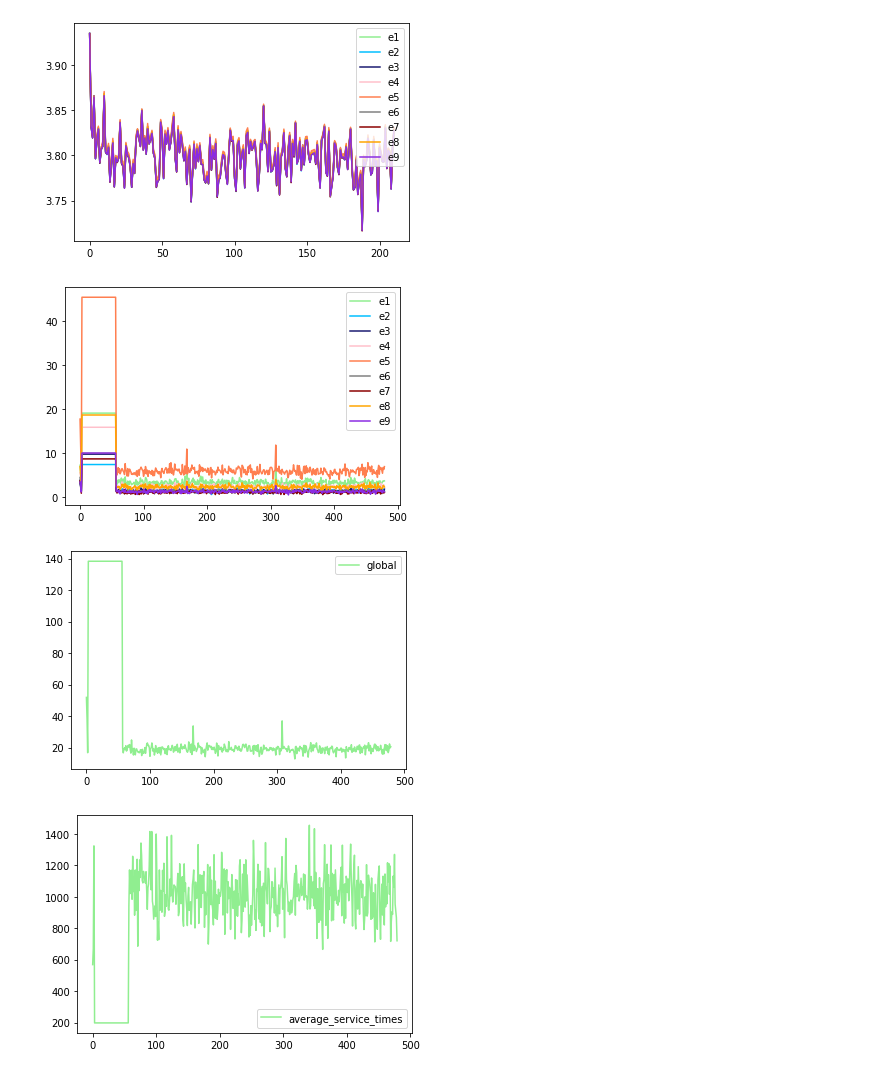
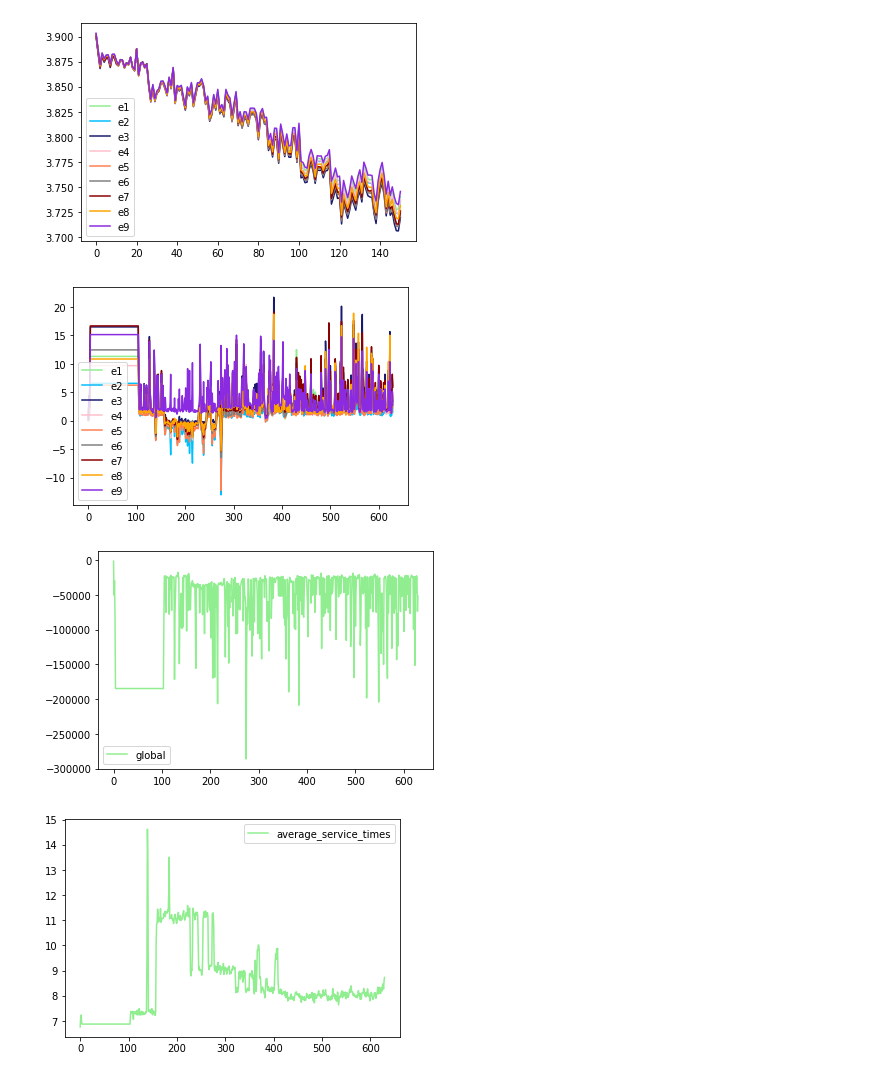
Before and after one commit to neardws/Game-Theoretic-Deep-Reinforcement-Learning, a Jupyter notebook: Draw/draw_results_for_mad4pg.ipynb, the cells around one changed output. Saved outputs shown, nothing was run; the diff lists cells and outputs as text; code cells hidden in the pictures.

```diff
--- a/Draw/draw_results_for_mad4pg.ipynb
+++ b/Draw/draw_results_for_mad4pg.ipynb
@@ -6,21 +6,15 @@ import numpy as np
 
 pd.set_option('display.max_rows', None)
 
-file_name = "/home/neardws/acme/58375870-f460-11ec-8be3-04d9f5632a58/"
-file_name = "/home/neardws/acme/eb27cb6e-f47f-11ec-b67f-04d9f5632a58/"
+file_name = "/home/neardws/acme/e903a9e6-f62f-11ec-bbe5-04d9f5632a58/"
 
-file_name = "/home/neardws/acme/45890f70-f483-11ec-994e-04d9f5632a58/"
+# samples_per_insert: float = 1.0
+file_name = "/home/neardws/acme/11cddb6c-f63a-11ec-ac3c-04d9f5632a58/"
 
-file_name = "/home/neardws/acme/1a254382-f486-11ec-92d9-04d9f5632a58/"
-file_name = "/home/neardws/acme/592e82f2-f48e-11ec-98c4-04d9f5632a58/"
+# file_name = "/home/neardws/acme/32f34e06-f641-11ec-8704-04d9f5632a58/"
 
-file_name = "/home/neardws/acme/050bc914-f524-11ec-9150-04d9f5632a58/"
-
-file_name = "/home/neardws/acme/8fc54a0c-f52a-11ec-a611-04d9f5632a58/"
-
-file_name = "/home/neardws/acme/12b03ad2-f52e-11ec-a4e7-04d9f5632a58/"
-
-file_name = "/home/neardws/acme/d986ea92-f534-11ec-a233-04d9f5632a58/"
+# reward change to time
+# file_name = "/home/neardws/acme/ea0bb9cc-f64e-11ec-b5cd-04d9f5632a58/"
 
 start_index = 0
 loss_file_name = file_name + "logs/learner/logs.csv"
@@ -153,4 +147,4 @@ plt.show()
-[figure, old version]
+[figure, new version]
-[figure, old version]
+[figure, new version]
-[figure, old version]
+[figure, new version]
-[figure, old version]
+[figure, new version]
```
Also changed, not shown: parts of 1 cell of this notebook, 21 other files.
